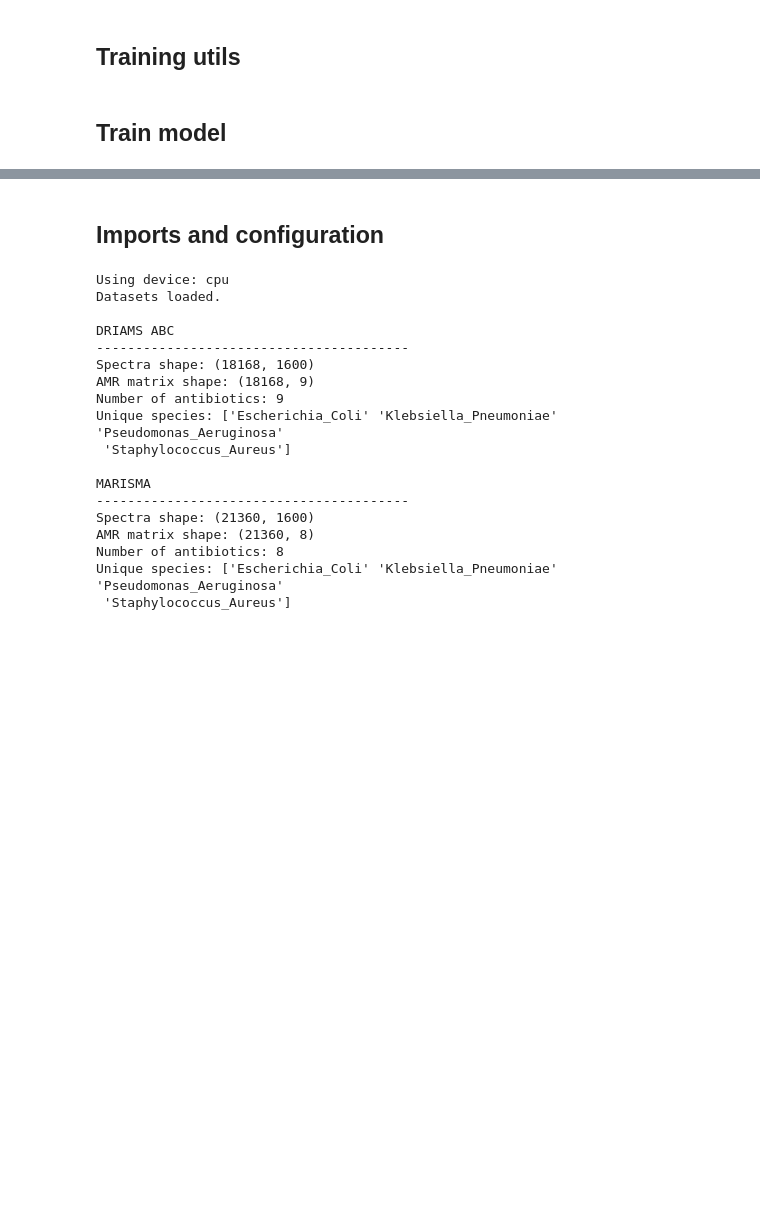
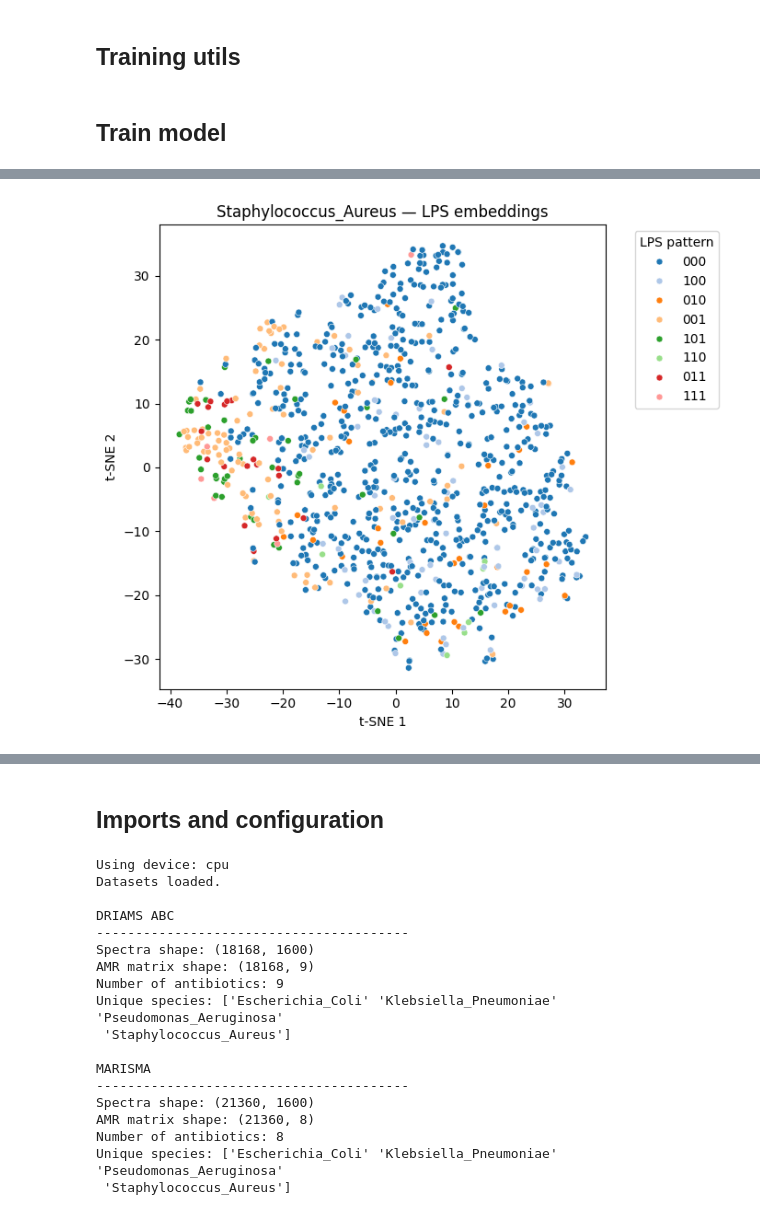
Before and after one commit to elenagasl/MALDI_TOF_Semisupervised_Learning, a Jupyter notebook: src/preprocessing analysis/preprocessing_experiments2.ipynb, the cells around one changed output, grey strips where cells are left out. Cells and saved outputs as stored; diff of their text form; code cells hidden in the pictures; blank space fills up the shorter version.

Commit message:
add: preprocessing sensitivity full dataset + tsnes

```diff
--- a/src/preprocessing analysis/preprocessing_experiments2.ipynb
+++ b/src/preprocessing analysis/preprocessing_experiments2.ipynb
@@ -770,6 +772,60 @@ def train_model_with_early_stopping(
 # %% [markdown]
 ## Train model
 # %%
+from sklearn.manifold import TSNE
+import matplotlib.pyplot as plt
+import seaborn as sns
+
+def get_last_hidden_embeddings(model, X):
+
+    model.eval()
+
+    feature_extractor = torch.nn.Sequential(
+        *list(model.model.children())[:-1]
+    )
+
+    with torch.no_grad():
+        embeddings = feature_extractor(X).cpu().numpy()
+
+    return embeddings
+
+
+def plot_tsne(embeddings, patterns, title):
+
+    tsne = TSNE(
+        n_components=2,
+        perplexity=30,
+        learning_rate="auto",
+        init="pca",
+        random_state=42
+    )
+
+    Z = tsne.fit_transform(embeddings)
+
+    plt.figure(figsize=(7,6))
+
+    sns.scatterplot(
+        x=Z[:,0],
+        y=Z[:,1],
+        hue=patterns,
+        palette="tab20",
+        s=25
+    )
+
+    plt.title(title)
+    plt.xlabel("t-SNE 1")
+    plt.ylabel("t-SNE 2")
+
+    plt.legend(
+        title="LPS pattern",
+        bbox_to_anchor=(1.05,1),
+        loc="upper left"
+    )
+
+    plt.tight_layout()
+    plt.show()
+
+
 results = []
 per_fold_results = []
 
@@ -808,14 +864,12 @@ for species, dataset in species_datasets.items():
         pat_train = LPS_patterns[train_idx]
         pat_test = LPS_patterns[test_idx]
 
-        # Mapeo LPS -> clase
         patterns_train_unique = np.unique(pat_train)
         pattern_to_class = {p: i for i, p in enumerate(patterns_train_unique)}
         class_to_pattern = {i: p for p, i in pattern_to_class.items()}
 
         y_train_lps = np.array([pattern_to_class[p] for p in pat_train], dtype=int)
 
-        # Por seguridad: eliminar del test patrones no vistos en train
         seen_mask_test = np.array([p in pattern_to_class for p in pat_test])
 
         X_test = X_test[seen_mask_test]
@@ -833,6 +887,7 @@ for species, dataset in species_datasets.items():
         # ==========================
         # LPS model
         # ==========================
+
         model_lps = MLP(
             input_dim=X_sp.shape[1],
             hidden_layers=mlp_lps_params[species]["hidden_layer_sizes"],
@@ -858,12 +913,19 @@ for species, dataset in species_datasets.items():
         )
 
         pred_class = predict_lps_class(model_lps, X_test_t)
-        lps_metrics = evaluate_lps_patterns(pat_test, pred_class, class_to_pattern)
+
+        lps_metrics = evaluate_lps_patterns(
+            pat_test,
+            pred_class,
+            class_to_pattern
+        )
+
         metrics_lps.append(lps_metrics)
 
         # ==========================
-        # Direct Multilabel model
+        # Multilabel model
         # ==========================
+
         model_multi = MLP(
             input_dim=X_sp.shape[1],
             hidden_layers=mlp_multi_params[species]["hidden_layer_sizes"],
@@ -889,11 +951,34 @@ for species, dataset in species_datasets.items():
         )
 
         pred_multi = predict_multilabel(model_multi, X_test_t)
+
         multi_metrics = evaluate_multilabel_metrics(
             y_test_multi.astype(int),
             pred_multi.astype(int)
         )
+
         metrics_multi.append(multi_metrics)
+
+        # ==========================
+        # t-SNE visualization
+        # ==========================
+
+        if fold == 1:
+
+            emb_lps = get_last_hidden_embeddings(model_lps, X_test_t)
+            emb_multi = get_last_hidden_embeddings(model_multi, X_test_t)
+
+            plot_tsne(
+                emb_lps,
+                pat_test,
+                f"{species} — LPS embeddings"
+            )
+
+            plot_tsne(
+                emb_multi,
+                pat_test,
+                f"{species} — Multilabel embeddings"
+            )
 
         per_fold_results.append({
             "Species": species,
@@ -938,0 +1016 @@ Fold 5/5
+[figure, added]
```
Also changed, not shown: parts of 7 cells of this notebook.
